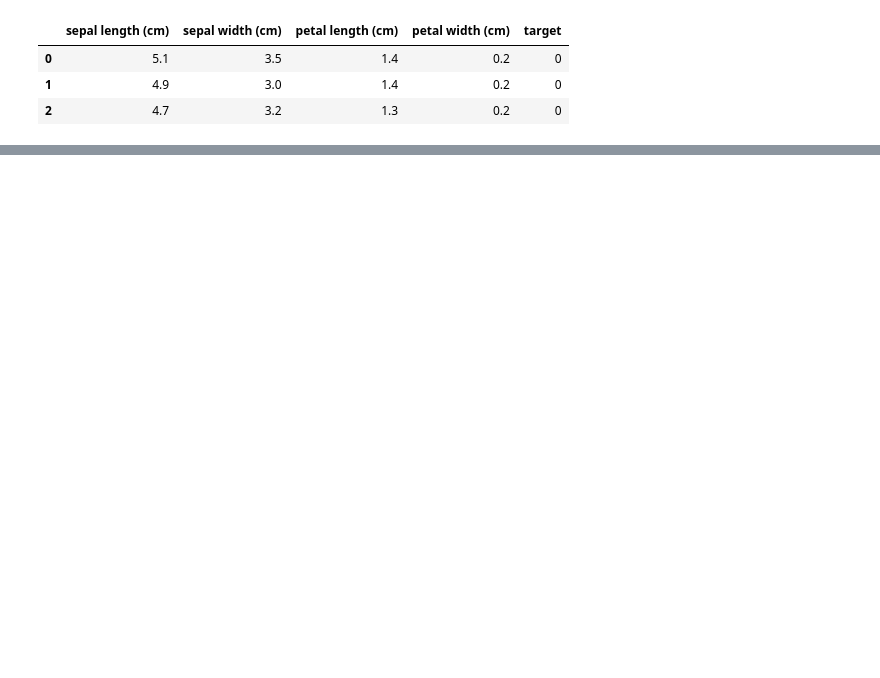
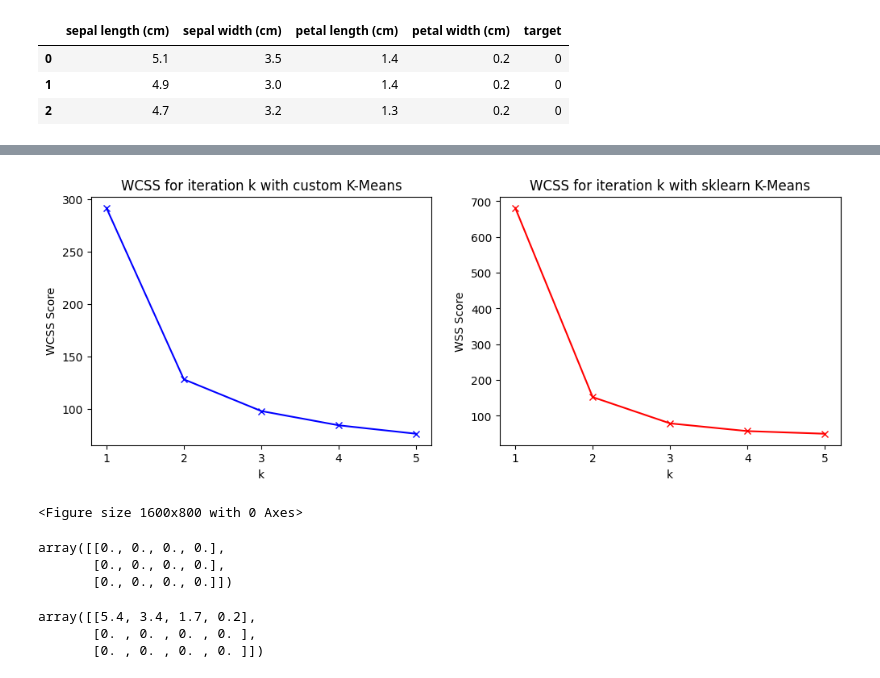
Before and after one commit to Dense18/PythonML, a Jupyter notebook: test_kmeans.ipynb, the cells around one changed output, grey strips where cells are left out. Drawn from its saved outputs; the diff is of its cells as text; code cells hidden in the pictures; blank space fills up the shorter version.

```diff
--- a/test_kmeans.ipynb
+++ b/test_kmeans.ipynb
@@ -77,0 +76,54 @@ plt.show()
+# %%
+import sklearn.cluster as cluster
+
+wcss_custom = []
+K = range(1,6)
+for k in K:
+    kmeans_custom = KMeans(n_clusters=k, max_iterations=100)
+    kmeans_custom.fit(X)
+    wcss_custom.append(kmeans_custom.inertia)
+
+wcss_sklearn = []
+K = range(1,6)
+for k in K:
+    kmeanModel = cluster.KMeans(n_clusters=k, n_init="auto")
+    kmeanModel.fit(X)
+    wcss_sklearn.append(kmeanModel.inertia_)
+# %%
+# Plot elbow method for custom kMeans
+
+fig, (ax1, ax2) = plt.subplots(1, 2, figsize = (12,4))
+
+plt.figure(figsize=(16, 8))
+ax1.set_title("WCSS for iteration k with custom K-Means")
+ax1.plot(range(1,6), wcss_custom, "bx-")
+ax1.set_xlabel("k")
+ax1.set_ylabel("WCSS Score")
+ax1.set_xticks(K)
+
+
+# Plot elbow method for sklearn kMeans
+ax2.set_title("WCSS for iteration k with sklearn K-Means")
+ax2.plot(K, wcss_sklearn, 'rx-')
+ax2.set_xlabel('k')
+ax2.set_ylabel('WSS Score')
+ax2.set_xticks(K)
+
+plt.show()
+# %% [output]
+[figure, added]
+<Figure size 1600x800 with 0 Axes>
+# %%
+centroids = np.zeros((cls.n_clusters, X.shape[1]))
+centroids
+# %% [output]
+array([[0., 0., 0., 0.],
+       [0., 0., 0., 0.],
+       [0., 0., 0., 0.]])
+# %%
+centroids[0] = np.random.default_rng().choice(X)
+centroids
+# %% [output]
+array([[5.4, 3.4, 1.7, 0.2],
+       [0. , 0. , 0. , 0. ],
+       [0. , 0. , 0. , 0. ]])
```
Also changed, not shown: parts of 5 cells of this notebook, 1 other file.
